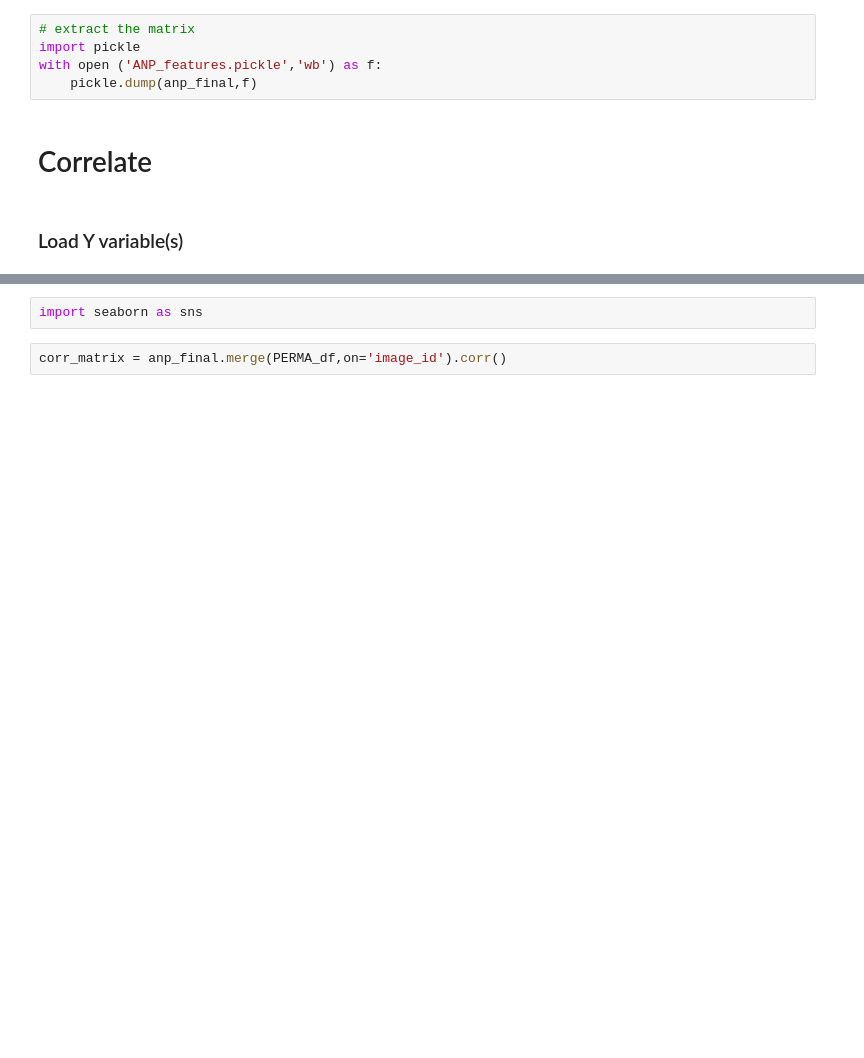
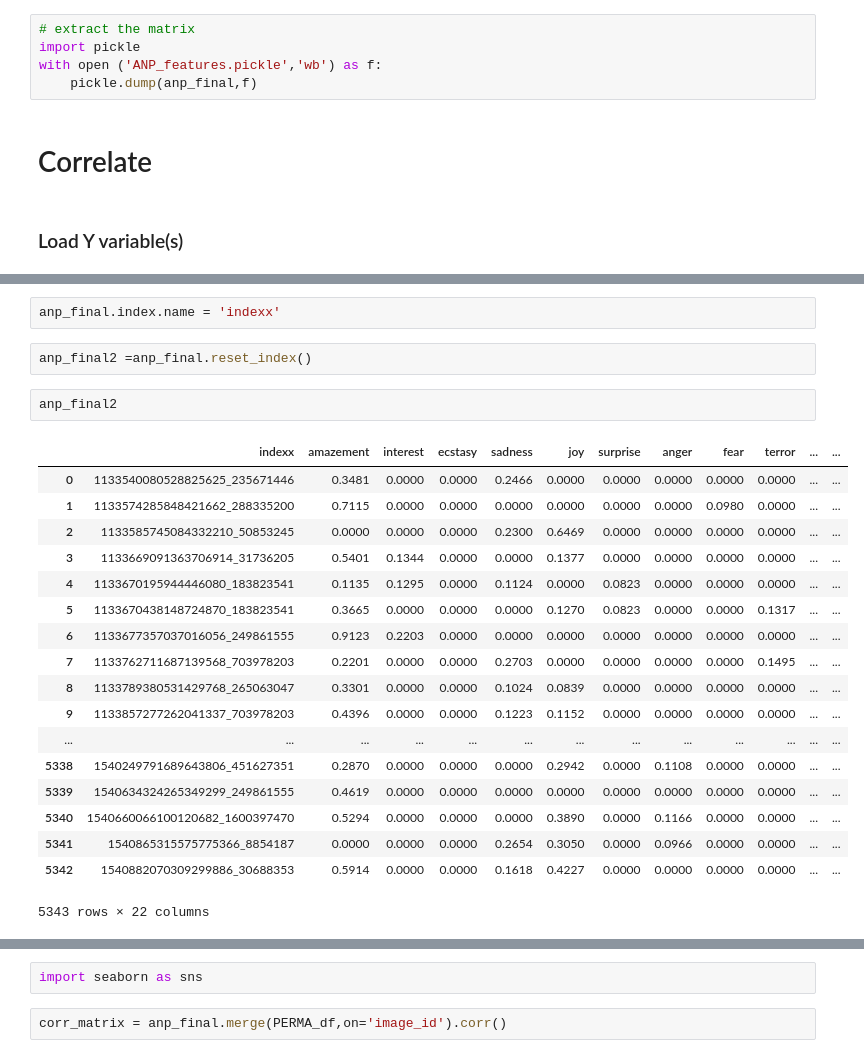
Before and after one commit to taxipapak/Marketing_Case, a Jupyter notebook: ANP feature engineering.ipynb, the cells around one changed output, grey strips where cells are left out. Saved outputs shown, nothing was run; the diff lists cells and outputs as text; blank space fills up the shorter version.

```diff
--- a/ANP feature engineering.ipynb
+++ b/ANP feature engineering.ipynb
@@ -250,0 +330,25 @@ anp_final.merge(PERMA_df,on='image_id')
+# %%
+anp_final.index.name = 'indexx'
+# %%
+anp_final2 =anp_final.reset_index()
+# %%
+anp_final2
+# %% [output]
+|  | indexx | amazement | interest | ecstasy | sadness | joy | surprise | anger | fear | terror | ... | ... |
+| 0 | 1133540080528825625_235671446 | 0.3481 | 0.0000 | 0.0000 | 0.2466 | 0.0000 | 0.0000 | 0.0000 | 0.0000 | 0.0000 | ... | ... |
+| 1 | 1133574285848421662_288335200 | 0.7115 | 0.0000 | 0.0000 | 0.0000 | 0.0000 | 0.0000 | 0.0000 | 0.0980 | 0.0000 | ... | ... |
+| 2 | 1133585745084332210_50853245 | 0.0000 | 0.0000 | 0.0000 | 0.2300 | 0.6469 | 0.0000 | 0.0000 | 0.0000 | 0.0000 | ... | ... |
+| 3 | 1133669091363706914_31736205 | 0.5401 | 0.1344 | 0.0000 | 0.0000 | 0.1377 | 0.0000 | 0.0000 | 0.0000 | 0.0000 | ... | ... |
+| 4 | 1133670195944446080_183823541 | 0.1135 | 0.1295 | 0.0000 | 0.1124 | 0.0000 | 0.0823 | 0.0000 | 0.0000 | 0.0000 | ... | ... |
+| 5 | 1133670438148724870_183823541 | 0.3665 | 0.0000 | 0.0000 | 0.0000 | 0.1270 | 0.0823 | 0.0000 | 0.0000 | 0.1317 | ... | ... |
+| 6 | 1133677357037016056_249861555 | 0.9123 | 0.2203 | 0.0000 | 0.0000 | 0.0000 | 0.0000 | 0.0000 | 0.0000 | 0.0000 | ... | ... |
+| 7 | 1133762711687139568_703978203 | 0.2201 | 0.0000 | 0.0000 | 0.2703 | 0.0000 | 0.0000 | 0.0000 | 0.0000 | 0.1495 | ... | ... |
+| 8 | 1133789380531429768_265063047 | 0.3301 | 0.0000 | 0.0000 | 0.1024 | 0.0839 | 0.0000 | 0.0000 | 0.0000 | 0.0000 | ... | ... |
+| 9 | 1133857277262041337_703978203 | 0.4396 | 0.0000 | 0.0000 | 0.1223 | 0.1152 | 0.0000 | 0.0000 | 0.0000 | 0.0000 | ... | ... |
+| ... | ... | ... | ... | ... | ... | ... | ... | ... | ... | ... | ... | ... |
+| 5338 | 1540249791689643806_451627351 | 0.2870 | 0.0000 | 0.0000 | 0.0000 | 0.2942 | 0.0000 | 0.1108 | 0.0000 | 0.0000 | ... | ... |
+| 5339 | 1540634324265349299_249861555 | 0.4619 | 0.0000 | 0.0000 | 0.0000 | 0.0000 | 0.0000 | 0.0000 | 0.0000 | 0.0000 | ... | ... |
+| 5340 | 1540660066100120682_1600397470 | 0.5294 | 0.0000 | 0.0000 | 0.0000 | 0.3890 | 0.0000 | 0.1166 | 0.0000 | 0.0000 | ... | ... |
+| 5341 | 1540865315575775366_8854187 | 0.0000 | 0.0000 | 0.0000 | 0.2654 | 0.3050 | 0.0000 | 0.0966 | 0.0000 | 0.0000 | ... | ... |
+| 5342 | 1540882070309299886_30688353 | 0.5914 | 0.0000 | 0.0000 | 0.1618 | 0.4227 | 0.0000 | 0.0000 | 0.0000 | 0.0000 | ... | ... |
+5343 rows × 22 columns
```
Also changed, not shown: parts of 25 cells of this notebook.
